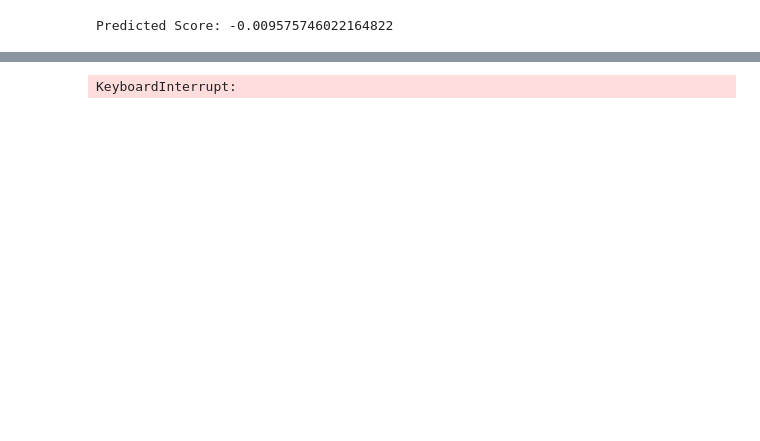
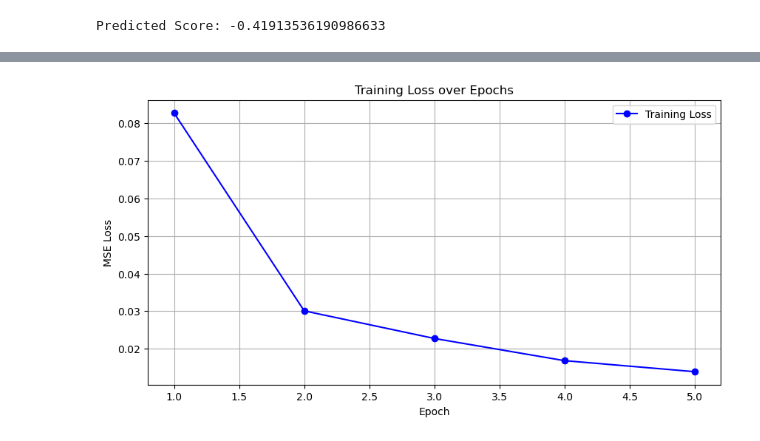
Before and after one commit to anushkad07/Deep-Learning-Project, a Jupyter notebook: model_clip.ipynb, the cells around one changed output, grey strips where cells are left out. Cells and saved outputs as stored; diff of their text form; code cells hidden in the pictures; blank space fills up the shorter version.

Commit message:
fixed clip mps bug, training plots, shifted training to gpu

```diff
--- a/model_clip.ipynb
+++ b/model_clip.ipynb
@@ -3,8 +3,9 @@ import torch
 import clip
 
 # Load CLIP model and the tokenizer
-device = "mps" if torch.cuda.is_available() else "cpu"
-model, preprocess = clip.load("ViT-B/32", device=device)
+device = "mps"
+model, preprocess = clip.load("ViT-B/32")
+model = model.to(device)
 
 # Define the fully connected layer
 class CLIPWithFC(torch.nn.Module):
@@ -46,7 +47,7 @@ model_with_fc.eval()  # Set the model to evaluation mode
 score = model_with_fc(image, text)
 print(f'Predicted Score: {score.item()}')
 # %% [output]
-Predicted Score: -0.009575746022164822
+Predicted Score: -0.41913536190986633
 # %%
 import os
 import pandas as pd
@@ -97,24 +98,29 @@ dataloader = DataLoader(dataset, batch_size=32, shuffle=True)
 import torch
 import torch.optim as optim
 import torch.nn as nn
+import matplotlib.pyplot as plt
 
 # Prepare model, loss function, and optimizer
-model, preprocess = clip.load("ViT-B/32", device=device)
-model = CLIPWithFC(model, 1)  # Instantiate the CLIP model wrapper
+device = "mps"
+clip_model, preprocess = clip.load("ViT-B/32")
+clip_model = clip_model.to(device)
+model = CLIPWithFC(clip_model, 1)  # Instantiate the CLIP model wrapper
+model = model.to(device)
 criterion = nn.MSELoss()
 optimizer = optim.Adam(model.parameters(), lr=0.001)
-num_epochs = 20
+num_epochs = 5
+
+all_epoch_losses = []
 
 for epoch in range(num_epochs):
     model.train()
     epoch_loss = 0
     for images, texts, labels in dataloader:
         # Move data to GPU if available
-        # images = images.to(device)
-        # images = preprocess(Image.open(image_path)).unsqueeze(0).to(device)
-        # texts = tokenizer(texts).to(device)
+        images = images.to(device)
+        texts = texts.to(device)
         labels = labels.to(device)
-        print(images.shape, texts.shape)
+        # print(images.shape, texts.shape)
 
         optimizer.zero_grad()  # Zero the parameter gradients
 
@@ -131,5 +137,16 @@ for epoch in range(num_epochs):
 
     # Compute and print the average loss for the epoch
     avg_loss = epoch_loss / len(dataloader)
+    all_epoch_losses.append(avg_loss)
     print(f"Epoch [{epoch+1}/{num_epochs}], MSE Loss: {avg_loss:.4f}")
+
+# Plot the losses
+plt.figure(figsize=(10, 5))
+plt.plot(range(1, num_epochs + 1), all_epoch_losses, marker='o', linestyle='-', color='b', label='Training Loss')
+plt.xlabel('Epoch')
+plt.ylabel('MSE Loss')
+plt.title('Training Loss over Epochs')
+plt.legend()
+plt.grid(True)
+plt.show()
 # %% [output]
@@ -139 +158 @@ torch.Size([32, 3, 224, 224]) torch.Size([32, 77])
-KeyboardInterrupt:
+[figure, added]
```
Also changed, not shown: parts of 1 cell of this notebook.
